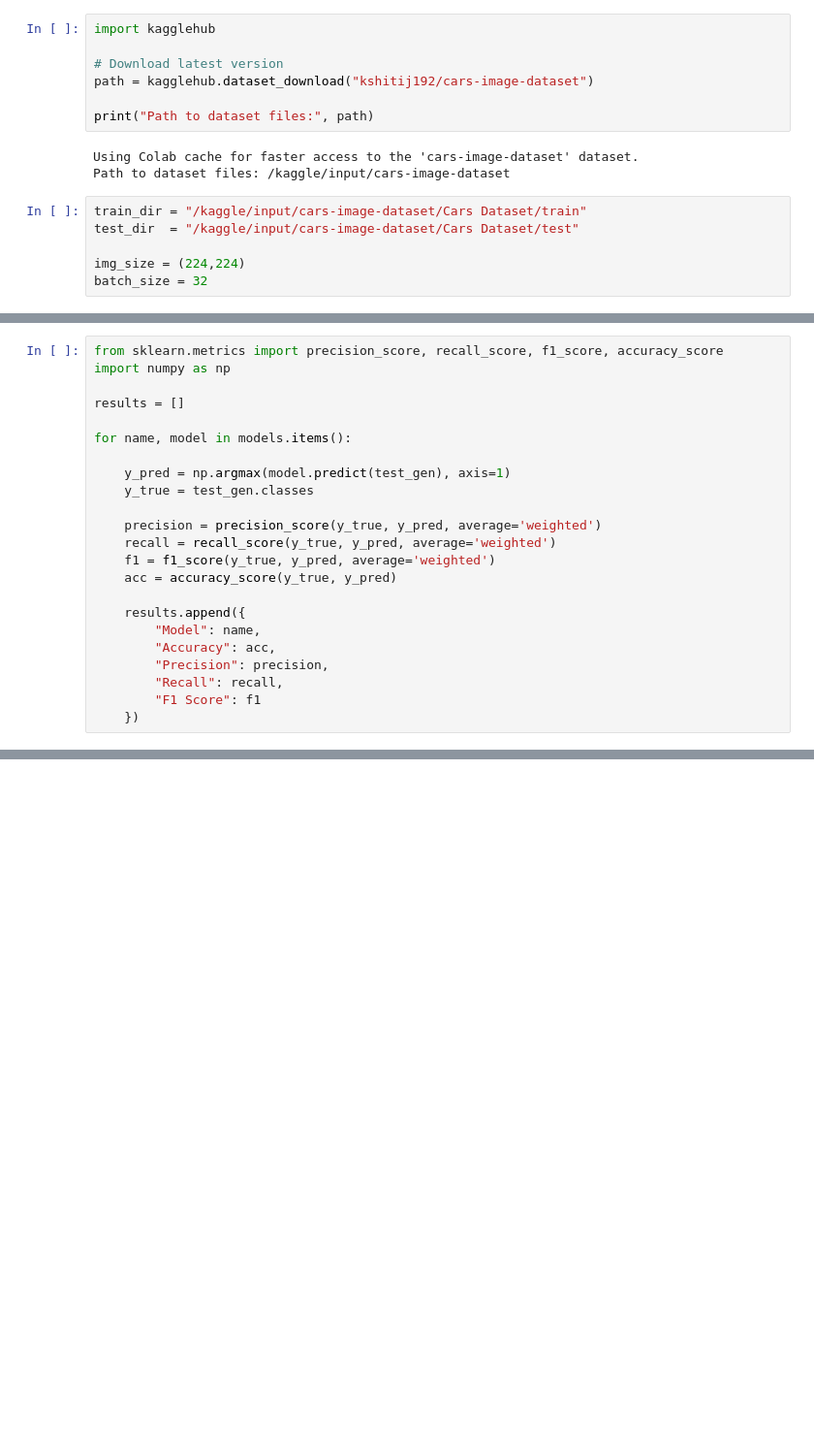
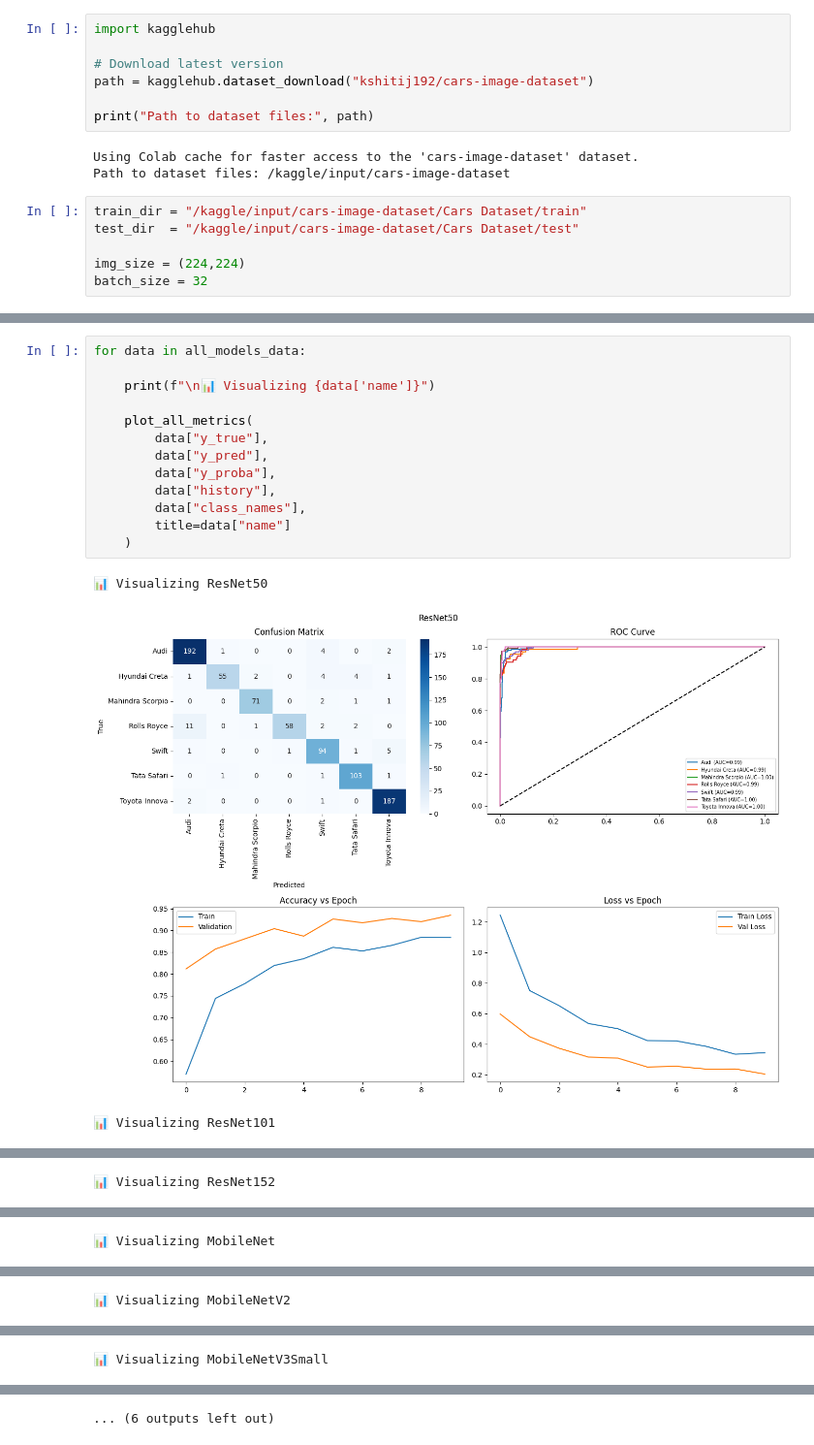
Before and after one commit to NupoorRaut/Deep-Learning, a Jupyter notebook: 05_TransferLearning_Cars.ipynb, the cells around one changed output, grey strips where cells are left out. Shown at 97% size. Cells and saved outputs as stored; diff of their text form; blank space fills up the shorter version.

```diff
--- a/05_TransferLearning_Cars.ipynb
+++ b/05_TransferLearning_Cars.ipynb
@@ -226,23 +137,0 @@ Found 813 images belonging to 7 classes.
-# %%
-from sklearn.metrics import precision_score, recall_score, f1_score, accuracy_score
-import numpy as np
-
-results = []
-
-for name, model in models.items():
-
-    y_pred = np.argmax(model.predict(test_gen), axis=1)
-    y_true = test_gen.classes
-
-    precision = precision_score(y_true, y_pred, average='weighted')
-    recall = recall_score(y_true, y_pred, average='weighted')
-    f1 = f1_score(y_true, y_pred, average='weighted')
-    acc = accuracy_score(y_true, y_pred)
-
-    results.append({
-        "Model": name,
-        "Accuracy": acc,
-        "Precision": precision,
-        "Recall": recall,
-        "F1 Score": f1
-    })
@@ -252,0 +321,17 @@ for name, model in models.items():
+# %%
+for data in all_models_data:
+
+    print(f"\n📊 Visualizing {data['name']}")
+
+    plot_all_metrics(
+        data["y_true"],
+        data["y_pred"],
+        data["y_proba"],
+        data["history"],
+        data["class_names"],
+        title=data["name"]
+    )
+# %% [output]
+📊 Visualizing ResNet50
+[figure, added]
+📊 Visualizing ResNet101
@@ -252,0 +339 @@ for name, model in models.items():
+📊 Visualizing ResNet152
@@ -252,0 +341 @@ for name, model in models.items():
+📊 Visualizing MobileNet
@@ -252,0 +343 @@ for name, model in models.items():
+📊 Visualizing MobileNetV2
@@ -252,0 +345 @@ for name, model in models.items():
+📊 Visualizing MobileNetV3Small
@@ -253 +347,2 @@ for name, model in models.items():
+... (6 outputs left out)
 # %%
```
Also changed, not shown: parts of 31 cells of this notebook.
